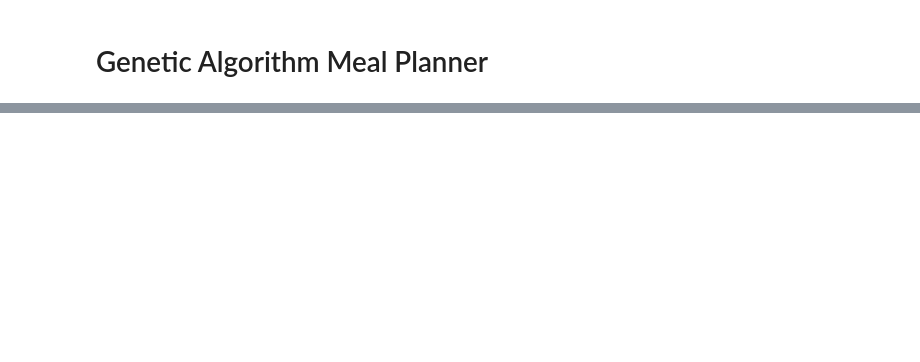
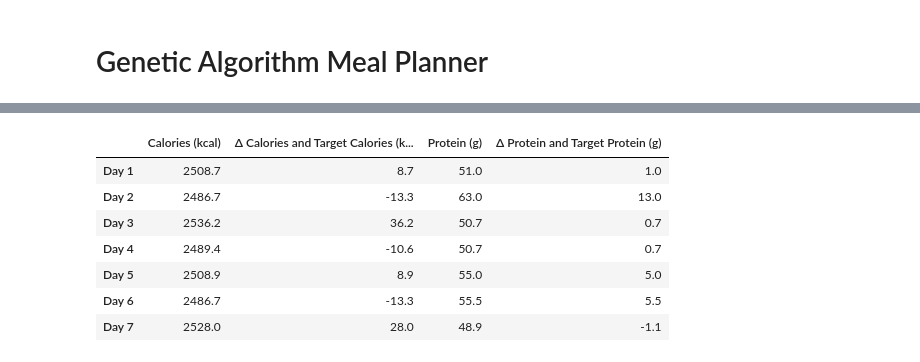
Before and after one commit to shappadappa/ICT3909-FYP, a Jupyter notebook: GAMealPlanner.ipynb, the cells around one changed output, grey strips where cells are left out. Saved outputs shown, nothing was run; the diff lists cells and outputs as text; code cells hidden in the pictures; blank space fills up the shorter version.

```diff
--- a/GAMealPlanner.ipynb
+++ b/GAMealPlanner.ipynb
@@ -165,0 +297,28 @@ Nutritional information summary:
+# %%
+nutrition_data = []
+
+for day in range(7):
+    meal_indices = best_meal_plan[day * 3 : day * 3 + 3]
+    daily_calories = sum(recipes[int(i)].nutritional_information.calories or 0.0 for i in meal_indices)
+    daily_protein = sum(recipes[int(i)].nutritional_information.protein or 0.0 for i in meal_indices)
+    nutrition_data.append(
+        {
+            "Calories (kcal)": round(daily_calories, 1),
+            "Δ Calories and Target Calories (kcal)": round(daily_calories - preferences.calorie_target_per_day, 1),
+            "Protein (g)": round(daily_protein, 1),
+            "Δ Protein and Target Protein (g)": round(daily_protein - preferences.protein_target_per_day, 1),
+        }
+    )
+
+nutrition_df = pd.DataFrame(nutrition_data, index=["Day 1", "Day 2", "Day 3", "Day 4", "Day 5", "Day 6", "Day 7"])
+
+nutrition_df
+# %% [output]
+|  | Calories (kcal) | Δ Calories and Target Calories (k... | Protein (g) | Δ Protein and Target Protein (g) |
+| Day 1 | 2508.7 | 8.7 | 51.0 | 1.0 |
+| Day 2 | 2486.7 | -13.3 | 63.0 | 13.0 |
+| Day 3 | 2536.2 | 36.2 | 50.7 | 0.7 |
+| Day 4 | 2489.4 | -10.6 | 50.7 | 0.7 |
+| Day 5 | 2508.9 | 8.9 | 55.0 | 5.0 |
+| Day 6 | 2486.7 | -13.3 | 55.5 | 5.5 |
+| Day 7 | 2528.0 | 28.0 | 48.9 | -1.1 |
```
Also changed, not shown: parts of 28 cells of this notebook, 18 other files.
